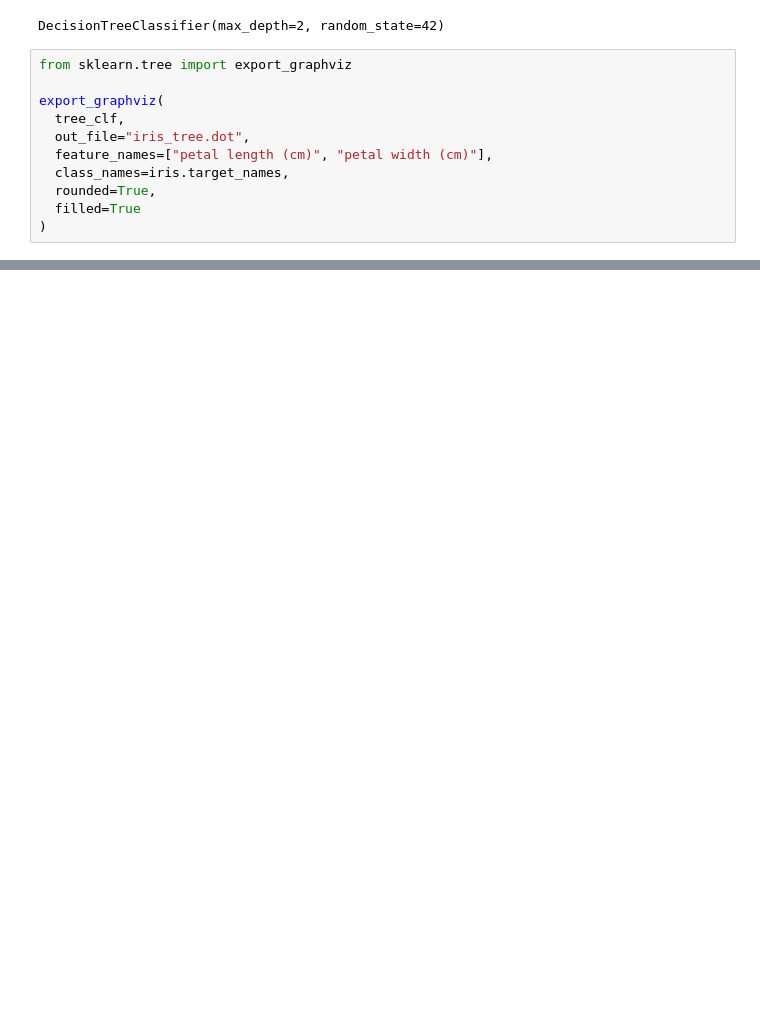
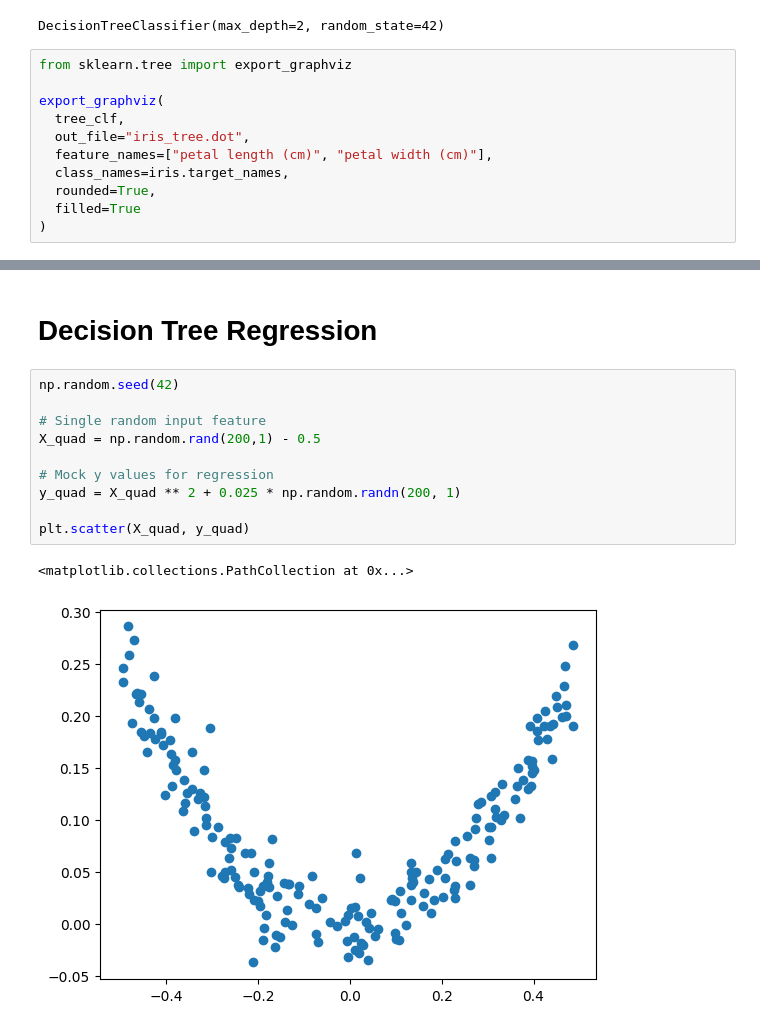
Before and after one commit to adamscarlat/hands-on-ML-with-Scikit-Learn-and-Tensorflow, a Jupyter notebook: edition3/ch6-decision-trees/decision-trees.ipynb, the cells around one changed output, grey strips where cells are left out. Saved outputs shown, nothing was run; the diff lists cells and outputs as text; blank space fills up the shorter version.

```diff
--- a/edition3/ch6-decision-trees/decision-trees.ipynb
+++ b/edition3/ch6-decision-trees/decision-trees.ipynb
@@ -30,0 +118,15 @@ Source.from_file("iris_tree.dot")
+# %% [markdown]
+# Decision Tree Regression
+# %%
+np.random.seed(42)
+
+# Single random input feature
+X_quad = np.random.rand(200,1) - 0.5
+
+# Mock y values for regression
+y_quad = X_quad ** 2 + 0.025 * np.random.randn(200, 1)
+
+plt.scatter(X_quad, y_quad)
+# %% [output]
+<matplotlib.collections.PathCollection at 0x...>
+[figure, added]
```
Also changed, not shown: parts of 15 cells of this notebook, 3 other files.
